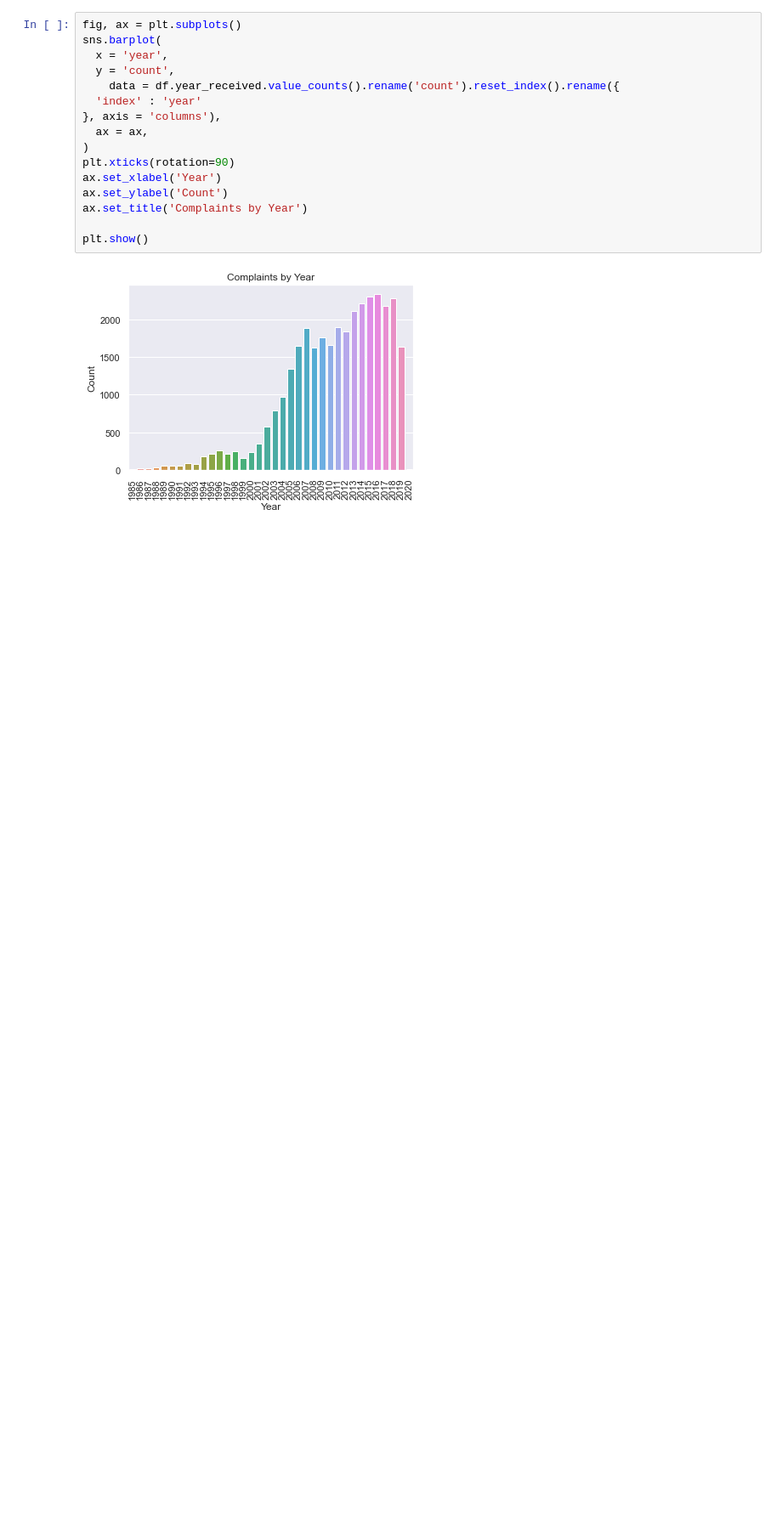
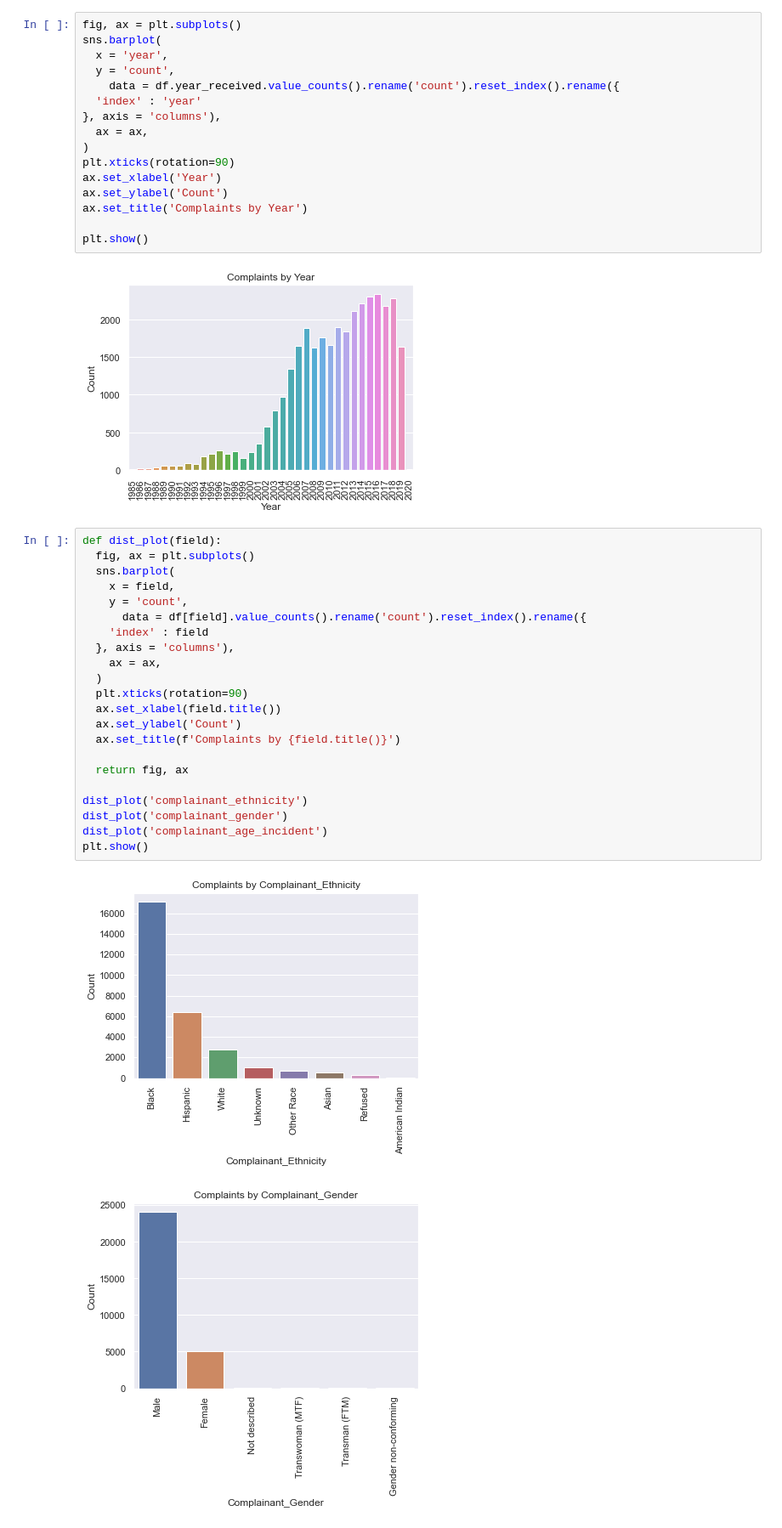
Before and after one commit to rcharan/ccrb-complaints, a Jupyter notebook: analysis.ipynb, the cells around one changed output. Shown: that part at 85% size. Cells and saved outputs as stored; diff of their text form; blank space fills up the shorter version.

Commit message:
abstract distributional plots and add more

```diff
--- a/analysis.ipynb
+++ b/analysis.ipynb
@@ -373,3 +373,28 @@ ax.set_title('Complaints by Year')
 plt.show()
 # %% [output]
 [figure]
+# %%
+def dist_plot(field):
+  fig, ax = plt.subplots()
+  sns.barplot(
+    x = field,
+    y = 'count',
+      data = df[field].value_counts().rename('count').reset_index().rename({
+    'index' : field
+  }, axis = 'columns'),
+    ax = ax,
+  )
+  plt.xticks(rotation=90)
+  ax.set_xlabel(field.title())
+  ax.set_ylabel('Count')
+  ax.set_title(f'Complaints by {field.title()}')
+
+  return fig, ax
+
+dist_plot('complainant_ethnicity')
+dist_plot('complainant_gender')
+dist_plot('complainant_age_incident')
+plt.show()
+# %% [output]
+[figure, added]
+[figure, added]
```
Also changed, not shown: parts of 1 cell of this notebook.
